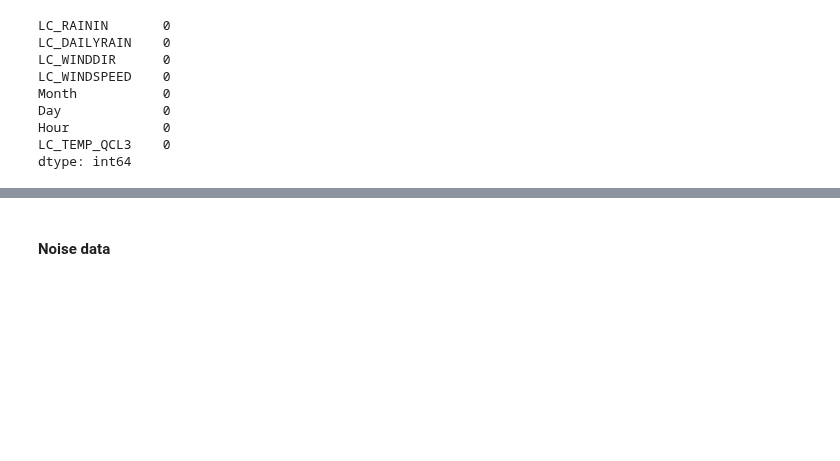
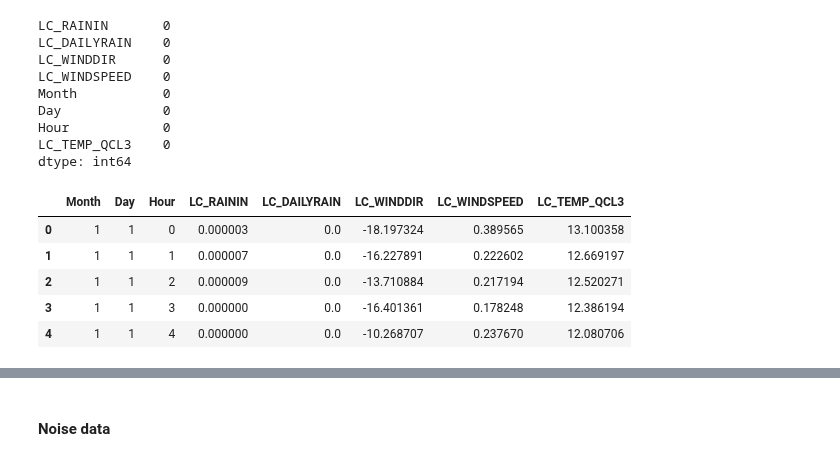
Before and after one commit to lennertvanh/MDA-Georgia, a Jupyter notebook: Preprocessing.ipynb, the cells around one changed output, grey strips where cells are left out. Saved outputs shown, nothing was run; the diff lists cells and outputs as text; code cells hidden in the pictures; blank space fills up the shorter version.

```diff
--- a/Preprocessing.ipynb
+++ b/Preprocessing.ipynb
@@ -86,0 +71,26 @@ print(meteo_combined_df.isnull().sum())
+# %%
+# Create dataframe per hour
+
+# Specify the aggregation function for each column
+  # for LC_DAILYRAIN we take the last value because it's cumulative, for other columns the mean
+aggregations = {
+    col: (lambda x: x.iloc[-1]) if col == 'LC_DAILYRAIN' else 'mean'
+    for col in meteo_combined_df.columns
+}
+
+# Perform the groupby aggregation
+meteo_per_hour = meteo_combined_df.groupby(['Month', 'Day', 'Hour']).agg(aggregations)
+
+# Reset the index (also rename the duplicate columnnames to avoid error)
+meteo_per_hour = meteo_per_hour.rename(columns={'Hour': 'Hour_', 'Day': 'Day_', 'Month': 'Month_'}).reset_index()
+
+# Drop duplicate columns in the resulting dataFrame
+meteo_per_hour = meteo_per_hour.drop(['Hour_', 'Day_', 'Month_'], axis=1)
+meteo_per_hour.head()
+# %% [output]
+|  | Month | Day | Hour | LC_RAININ | LC_DAILYRAIN | LC_WINDDIR | LC_WINDSPEED | LC_TEMP_QCL3 |
+| 0 | 1 | 1 | 0 | 0.000003 | 0.0 | -18.197324 | 0.389565 | 13.100358 |
+| 1 | 1 | 1 | 1 | 0.000007 | 0.0 | -16.227891 | 0.222602 | 12.669197 |
+| 2 | 1 | 1 | 2 | 0.000009 | 0.0 | -13.710884 | 0.217194 | 12.520271 |
+| 3 | 1 | 1 | 3 | 0.000000 | 0.0 | -16.401361 | 0.178248 | 12.386194 |
+| 4 | 1 | 1 | 4 | 0.000000 | 0.0 | -10.268707 | 0.237670 | 12.080706 |
```
Also changed, not shown: parts of 7 cells of this notebook, 4 other files.
